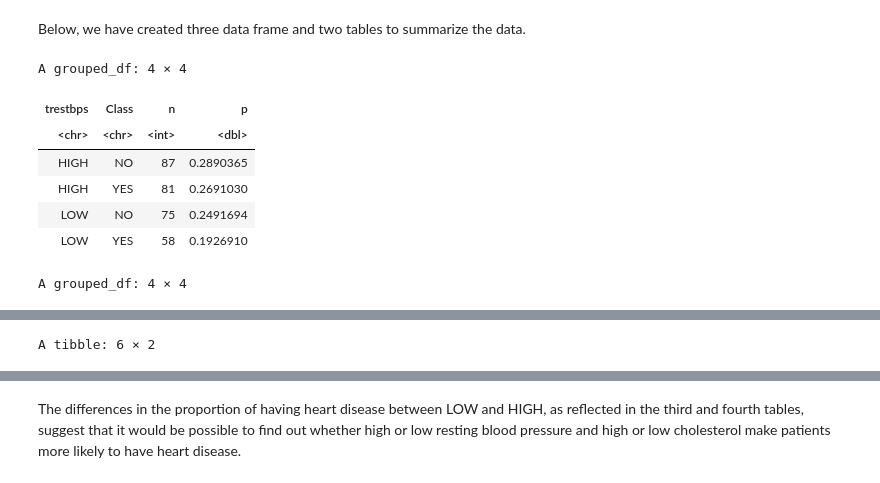
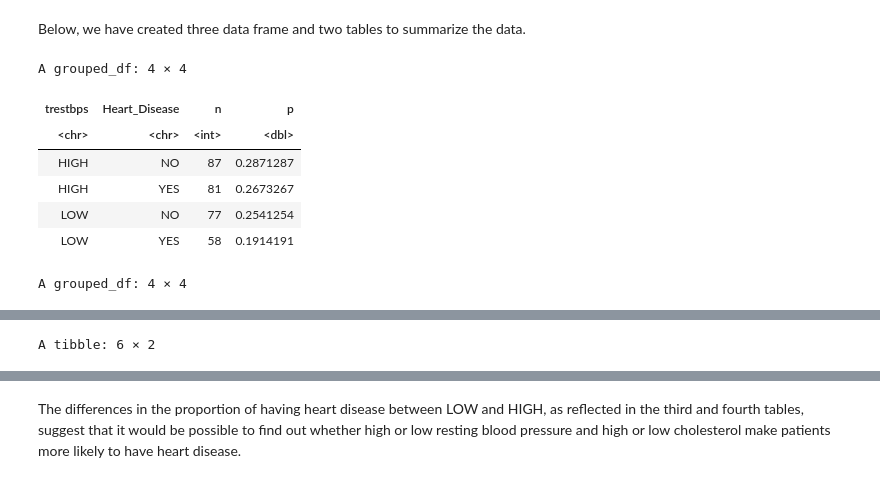
Before and after one commit to Ricky8394/STAT-201-Project, a Jupyter notebook: proposal.ipynb, the cells around one changed output, grey strips where cells are left out. Drawn from its saved outputs; the diff is of its cells as text; code cells hidden in the pictures.

```diff
--- a/proposal.ipynb
+++ b/proposal.ipynb
@@ -54,9 +49,9 @@ ERROR: Error in file(filename, "r", encoding = encoding): cannot open the connec
 ## Reading and Wrangling the Data
 # %%
 #reads in the data table with the 14 attributes
-heart_data_0 <- read_csv("https://archive.ics.uci.edu/ml/machine-learning-databases/heart-disease/processed.cleveland.data",
+heart_data_untidy <- read_csv("https://archive.ics.uci.edu/ml/machine-learning-databases/heart-disease/processed.cleveland.data",
               col_names = FALSE) %>%
               mutate(X12 = as.numeric(X12), X13 = as.numeric(X13))
 
 #outputs the first 6 rows of the data frame
-head(heart_data_0)
+head(heart_data_untidy)
@@ -108,0 +80,8 @@ head(heart_data_chol)
+# %%
+colnames(heart_data_untidy) <- c("age", "sex", "cp", "trestbps", "chol", "fbs", "restecg", "thalach", "exang", "oldpeak",
+                          "slope", "ca", "thal", "Class")
+
+#selects the 3 attributes that will be used as explanatory variable(trestbps, and chol) and response variable(Class)
+heart_data_selected <- heart_data_untidy%>%
+select(trestbps, chol,  Class)
+head(heart_data_selected)
@@ -133,54 +182,74 @@ Below, we have created three data frame and two tables to summarize the data.
 # %%
 #Generate the percentage of two variables under a four-column combination
 heart_data_n <- heart_data %>%
                       tally()%>%
-pull()
+                        pull()
 
 #proportion of the four combinations of low or high resting blood pressure
 #and presence or absence of heart disease.
-heart_data_prop_trestbps_0 <-
-    heart_data %>%
-    group_by(trestbps, Class)%>%
-    count() %>%
-    mutate(p = n/heart_data_n)
+heart_data_prop_trestbps <-heart_data %>%
+                             group_by(trestbps, Heart_Disease)%>%
+                             count() %>%
+                             mutate(p = n/heart_data_n)
+
 #the proportion of the four combinations of the low or high cholesterol and
 #the presence or absence of heart disease.
-heart_data_prop_chol_0 <-
-    heart_data %>%
-    group_by(chol, Class)%>%
-    count() %>%
-    mutate(p = n/heart_data_n)
+heart_data_prop_chol <- heart_data %>%
+                          group_by(chol, Heart_Disease)%>%
+                          count() %>%
+                          mutate(p = n/heart_data_n)
 
-heart_data_prop_trestbps_0
-heart_data_prop_chol_0
+trest_high_yes <- heart_data_prop_trestbps %>%
+                    filter(trestbps=="HIGH", Heart_Disease=="YES")%>% ungroup() %>% select(n) %>% as.numeric()
+
+trest_high_no <- heart_data_prop_trestbps %>%
+                    filter(trestbps=="HIGH", Heart_Disease=="NO")%>% ungroup() %>% select(n) %>% as.numeric()
+
+trest_low_yes <- heart_data_prop_trestbps %>%
+                    filter(trestbps=="LOW", Heart_Disease=="YES")%>% ungroup() %>% select(n) %>% as.numeric()
+
+trest_low_no <- heart_data_prop_trestbps %>%
+                    filter(trestbps=="LOW", Heart_Disease=="NO")%>% ungroup() %>% select(n) %>% as.numeric()
+
+chol_high_yes <- heart_data_prop_chol %>%
+                    filter(chol=="HIGH", Heart_Disease=="YES")%>% ungroup() %>% select(n) %>% as.numeric()
+chol_high_no <- heart_data_prop_chol %>%
+                    filter(chol=="HIGH", Heart_Disease=="NO")%>% ungroup() %>% select(n) %>% as.numeric()
+chol_low_yes <- heart_data_prop_chol %>%
+                    filter(chol=="LOW", Heart_Disease=="YES")%>% ungroup() %>% select(n) %>% as.numeric()
+chol_low_no <- heart_data_prop_chol %>%
+                    filter(chol=="LOW", Heart_Disease=="NO")%>% ungroup() %>% select(n) %>% as.numeric()
+
+heart_data_prop_trestbps
+heart_data_prop_chol
 
 #Generate the proportion of patients with heart disease with or without high resting blood pressure
 Trestbps <- c("HIGH","LOW")
-Class <- c("YES","YES")
-P <- c(81/(87+81),58/(75+58))
-heart_data_prop_trestbps_1 <- data.frame(Trestbps,Class,P)
+Heart_Disease <- c("YES","YES")
+proportion <- c(trest_high_yes/(trest_high_yes+trest_high_no),trest_low_yes/(trest_low_yes+trest_low_no))
+heart_data_prop_trestbps_1 <- data.frame(Trestbps,Heart_Disease,proportion)
 print(heart_data_prop_trestbps_1)
 #Generate the proportion of patients with heart disease with or without high cholesterol
 Chol <- c("HIGH","LOW")
-P <- c(79/(79+72),60/(60+90))
-heart_data_prop_chol_1 <- data.frame(Chol,Class,P)
+proportion <- c(chol_high_yes/(chol_high_yes+chol_high_no),chol_low_yes/(chol_low_yes+chol_low_no))
+heart_data_prop_chol_1 <- data.frame(Chol,Heart_Disease,proportion)
 print(heart_data_prop_chol_1)
 
 
 #the estimates after taking 1000 replicates of "shuffles" and assuming the null hypothesis is true
 null_distribution <- heart_data %>%
-  specify(formula = Class ~ trestbps, success = "YES") %>%
+  specify(formula = Heart_Disease ~ trestbps, success = "YES") %>%
   hypothesize(null = "independence") %>%
   generate(reps = 1000, type = "permute") %>%
   calculate(stat = "diff in props", order = c("HIGH", "LOW"))
 
 head(null_distribution)
 # %% [output]
 A grouped_df: 4 × 4
-| trestbps | Class | n | p |
+| trestbps | Heart_Disease | n | p |
 | <chr> | <chr> | <int> | <dbl> |
-| HIGH | NO | 87 | 0.2890365 |
-| HIGH | YES | 81 | 0.2691030 |
-| LOW | NO | 75 | 0.2491694 |
-| LOW | YES | 58 | 0.1926910 |
+| HIGH | NO | 87 | 0.2871287 |
+| HIGH | YES | 81 | 0.2673267 |
+| LOW | NO | 77 | 0.2541254 |
+| LOW | YES | 58 | 0.1914191 |
 A grouped_df: 4 × 4
```
Also changed, not shown: parts of 14 cells of this notebook.
